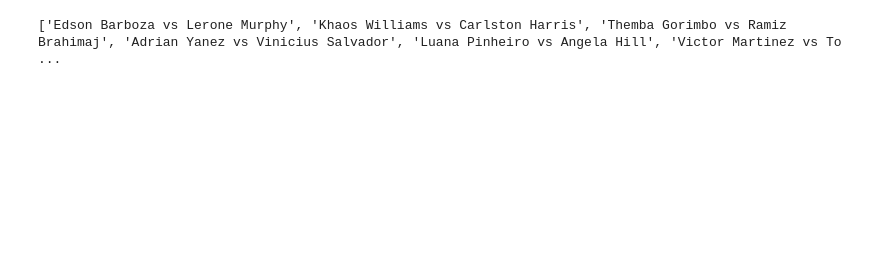
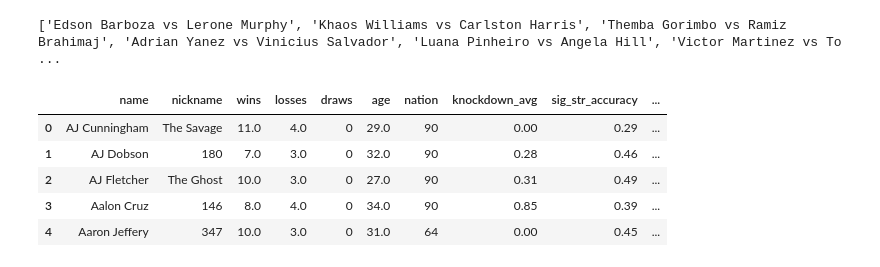
Before and after one commit to maxbraith/UFCModel, a Jupyter notebook: UFCModelGit/Tracking + Update/trackingAndUpdate.ipynb, the cells around one changed output. Saved outputs shown, nothing was run; the diff lists cells and outputs as text; code cells hidden in the pictures; blank space fills up the shorter version.

```diff
--- a/UFCModelGit/Tracking + Update/trackingAndUpdate.ipynb
+++ b/UFCModelGit/Tracking + Update/trackingAndUpdate.ipynb
@@ -4355,6 +4367,17 @@ for i in range(int(len(fightersOnCard)/2)):
 print(fights)
 # %% [output]
 ['Edson Barboza vs Lerone Murphy', 'Khaos Williams vs Carlston Harris', 'Themba Gorimbo vs Ramiz Brahimaj', 'Adrian Yanez vs Vinicius Salvador', 'Luana Pinheiro vs Angela Hill', 'Victor Martinez vs To ...
+# %%
+#!!!
+dfCareer = pd.read_csv('careerDataFormatTest.csv')
+dfCareer.head()
+# %% [output]
+|  | name | nickname | wins | losses | draws | age | nation | knockdown_avg | sig_str_accuracy | ... |
+| 0 | AJ Cunningham | The Savage | 11.0 | 4.0 | 0 | 29.0 | 90 | 0.00 | 0.29 | ... |
+| 1 | AJ Dobson | 180 | 7.0 | 3.0 | 0 | 32.0 | 90 | 0.28 | 0.46 | ... |
+| 2 | AJ Fletcher | The Ghost | 10.0 | 3.0 | 0 | 27.0 | 90 | 0.31 | 0.49 | ... |
+| 3 | Aalon Cruz | 146 | 8.0 | 4.0 | 0 | 34.0 | 90 | 0.85 | 0.39 | ... |
+| 4 | Aaron Jeffery | 347 | 10.0 | 3.0 | 0 | 31.0 | 64 | 0.00 | 0.45 | ... |
 # %%
 fight = fights[0]
 #define column headers for new df
```
Also changed, not shown: parts of 7 cells of this notebook, 1 other file.
